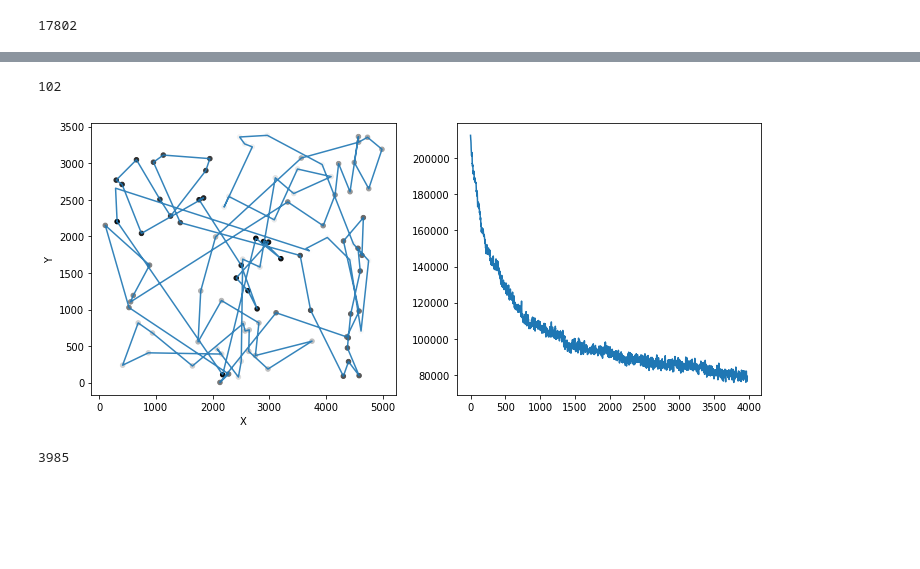
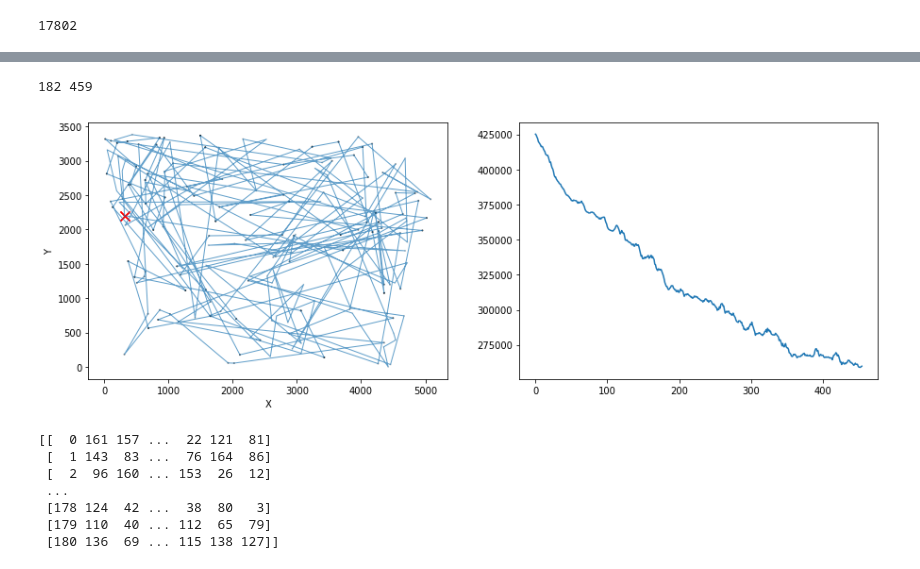
Before and after one commit to brtknr/TravellingSanta, a Jupyter notebook: travelling_santa.ipynb, the cells around one changed output, grey strips where cells are left out. Drawn from its saved outputs; the diff is of its cells as text; code cells hidden in the pictures; blank space fills up the shorter version.

```diff
--- a/travelling_santa.ipynb
+++ b/travelling_santa.ipynb
@@ -23,9 +98,8 @@ def prime_range(lower, upper):
             else:
                 primes.add(num)
     return primes
-primes = prime_range(0, n_cities)
+
+primes = prime_range(0, n_cities + 1)
 print(len(primes))
 # %% [output]
 17802
-# %%
-N=3
@@ -34,0 +106,4 @@ array([231504.54474321, 231123.90840534, 231356.98650124, ...,
+# %%
+ax = df.plot(kind='scatter', x='X', y='Y', figsize=(15,10), s=1, alpha=0.7)
+df.loc[primes].plot(kind='scatter', x='X', y='Y', s=1, c='yellow', ax=ax, alpha=0.7)
+df.loc[[0]].plot(kind='scatter', x='X', y='Y', c='red', ax=ax, marker='x', s=100)
@@ -65,11 +146,13 @@ def plot_path(path_list, ax=None):
 # %%
-n_sample = 100
+n_sample = 180
+dist_cache = {}
+evaluation = []
 perm = np.random.permutation(n_cities)[:n_sample]
-df_subset = df.iloc[1:].iloc[perm]
-best_route = route = [0] + df_subset.index.tolist() + [0]
+df_subset = df.loc[1:].iloc[perm]
+df_subset.loc[0] = df.loc[0]
+df_subset.sort_index(inplace=True)
+best_route = route = df_subset.index.tolist() + [0]
 best_routes = [best_route]
-best_route_len = route_len = evaluate_route(route)
-evaluation = []
-dist_cache = {}
+best_route_len = route_len = evaluate_route(route, dist_cache)
 plot_path(route)
 # %% [output]
@@ -77,31 +160,29 @@ plot_path(route)
 # %%
-temp = 1.
-end_temp = 0.001
+cur_temp = 1.
+end_temp = 0.01
 cool_rate = 0.99
-while temp > end_temp:
+while cur_temp > end_temp:
     new_route = copy.deepcopy(route)
-    j, k = random.sample(range(1, n_sample - 1),2)
-    new_route[k], new_route[j] = new_route[j], new_route[k]
-    new_route_len = evaluate_route(new_route)
+    for i in range(1):
+        j, k = random.sample(range(1, n_sample - 1), 2)
+        new_route[k], new_route[j] = new_route[j], new_route[k]
+    new_route_len = evaluate_route(new_route, dist_cache)
     evaluation.append(new_route_len)
     if new_route_len < best_route_len:
         p = 1.
         best_route, best_route_len = new_route, new_route_len
         best_routes.append(best_route)
     else:
-        p = np.exp((route_len - new_route_len) / temp)
+        p = np.exp((route_len - new_route_len) / cur_temp)
     if random.random() < p:
         route, route_len = new_route, new_route_len
-    temp *= cool_rate
+    cur_temp *= cool_rate
 
-fig, axes = plt.subplots(1,2, figsize=(12,5))
-print(len(route))
+print(len(route), len(evaluation))
+
+fig, axes = plt.subplots(1, 2, figsize=(15,5))
 plot_path(route, ax=axes[0])
 plot_eval(evaluation, ax=axes[1])
 # %% [output]
-102
+182 459
-[figure, old version]
+[figure, new version]
-# %%
-len(evaluation)
-# %% [output]
-3985
@@ -107,0 +203,22 @@ len(evaluation)
+# %%
+from scipy.spatial import cKDTree
+class VisitTracker(object):
+    def __init__(self, unvisited):
+        self.unvisited = set(unvisited)
+        self.visited = set()
+
+    def visit(self, city):
+        self.unvisited.remove(city)
+        self.visited.add(city)
+
+t_subset = cKDTree(df_subset)
+d, n = t_subset.query(t_subset.data, k=150)
+print(n)
+# %% [output]
+[[  0 161 157 ...  22 121  81]
+ [  1 143  83 ...  76 164  86]
+ [  2  96 160 ... 153  26  12]
+ ...
+ [178 124  42 ...  38  80   3]
+ [179 110  40 ... 112  65  79]
+ [180 136  69 ... 115 138 127]]
```
Also changed, not shown: parts of 27 cells of this notebook, 2 other files.
